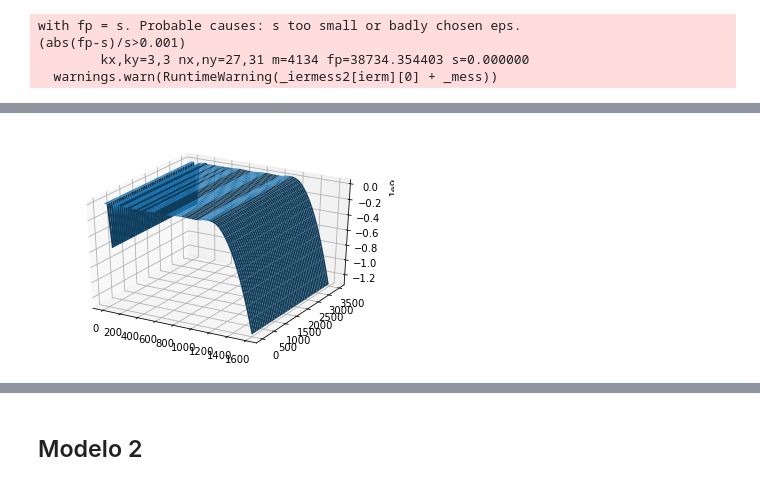
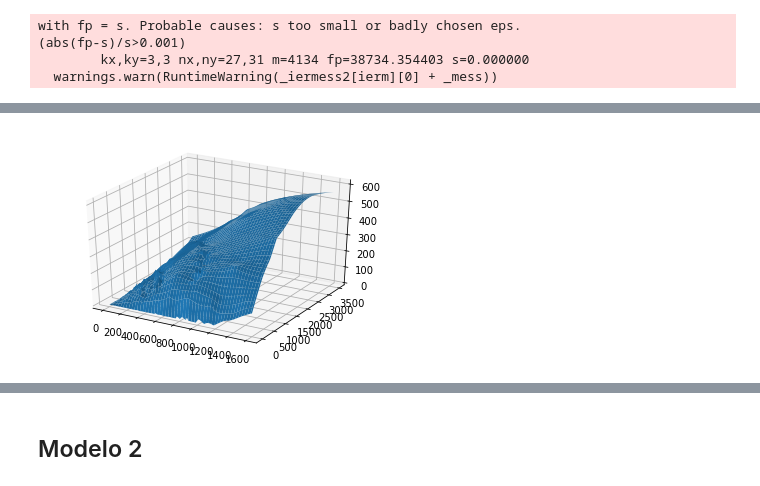
Before and after one commit to dsanmartin/INF384-HW, a Jupyter notebook: Predator_Prey/model.ipynb, the cells around one changed output, grey strips where cells are left out. Cells and saved outputs as stored; diff of their text form; code cells hidden in the pictures.

```diff
--- a/Predator_Prey/model.ipynb
+++ b/Predator_Prey/model.ipynb
@@ -238,5 +240,5 @@ np.save('data.npy', Z)
 # %%
-#Z = np.load('data.npy')
+Z = np.load('data/data.npy')
 # %%
 plotZ(Z)
 # %% [output]
@@ -270,8 +273,10 @@ array([[ 17.,  55.,   2.],
+# %%
+rbfi = interpolate.Rbf(Z[:,0], Z[:,1], Z[:,2], epsilon=.5)  # radial basis function interpolator instance
 # %%
-from scipy.interpolate import Rbf
-
-rbfi = Rbf(Z[:,0], Z[:,1], Z[:, 2])  # radial basis function interpolator instance
-xi = np.linspace(np.min(Z[:,0]), np.max(Z[:,0]))
-yi = np.linspace(np.min(Z[:,1]), np.max(Z[:,1]))
-zi = rbfi(xi, yi)   # interpolated values
+xi = np.linspace(np.min(Z[:,0]), np.max(Z[:,0]), 100)
+yi = np.linspace(np.min(Z[:,1]), np.max(Z[:,1]), 100)
+X, Y = np.meshgrid(xi, yi)
+ZI = rbfi(X, Y)   # interpolated values
+plt.pcolor(X, Y, ZI, cmap=cm.jet)
+plt.show()
 # %% [output]
@@ -281,9 +284,8 @@ Reciprocal condition number: 7.971051550298334e-24
 # %%
 fig = plt.figure()
 ax = fig.gca(projection='3d')
 X, Y = np.meshgrid(xi, yi)
-#ax.scatter(Z[:,0], Z[:,1], Z[:,2])
-ax.plot_surface(X, Y, zi)
+ax.plot_surface(X, Y, ZI)
 plt.show()
 # %% [output]
-[figure, old version]
+[figure, new version]
```
Also changed, not shown: parts of 15 cells of this notebook, 2 other files.
